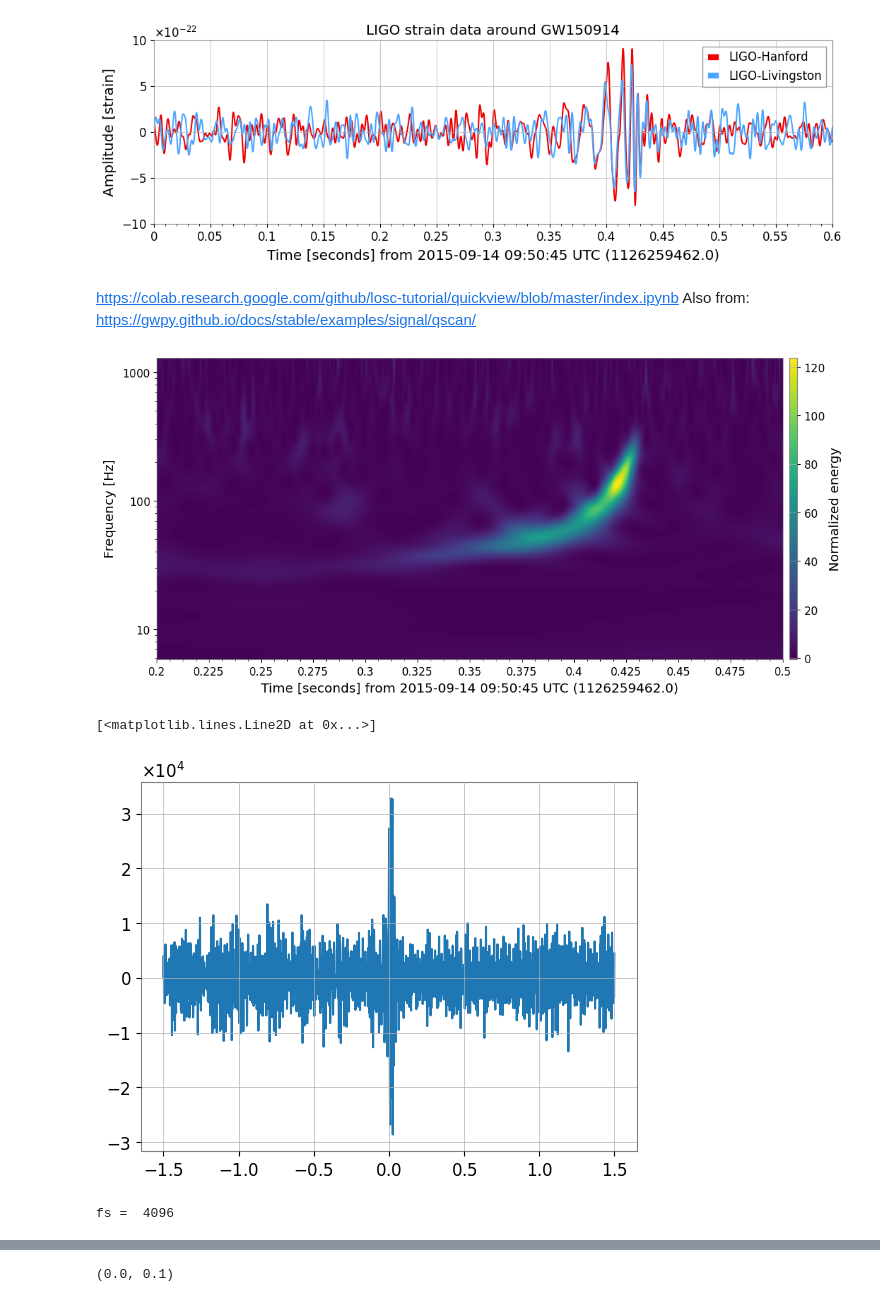
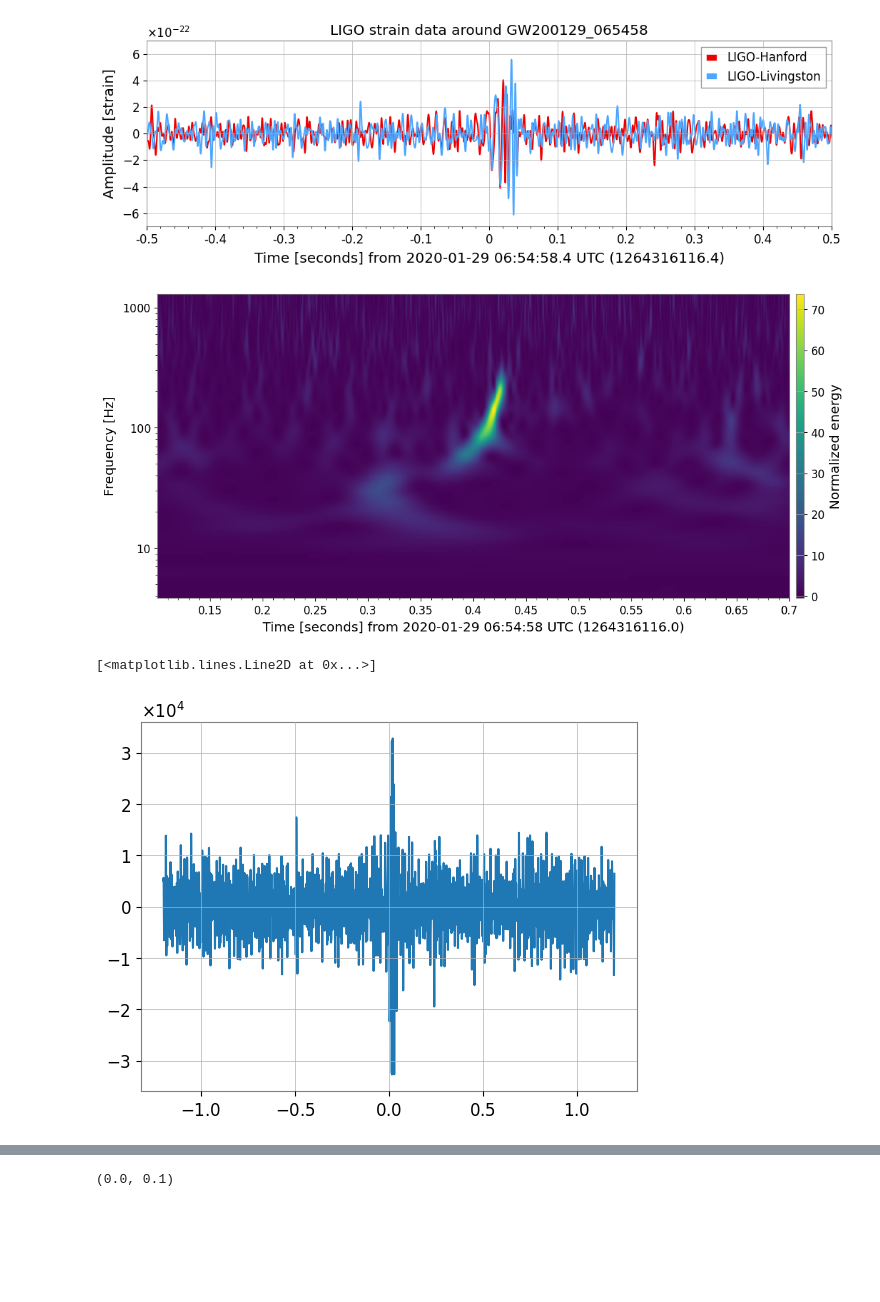
Before and after one commit to kAi3345/Astron, a Jupyter notebook: GravitationalWave.ipynb, the cells around one changed output, grey strips where cells are left out. Drawn from its saved outputs; the diff is of its cells as text; code cells hidden in the pictures; blank space fills up the shorter version.

```diff
--- a/GravitationalWave.ipynb
+++ b/GravitationalWave.ipynb
@@ -32,3 +23,7 @@ hdata = TimeSeries.fetch_open_data('H1', t0 - 32, t0 + 32)                   #cr
+# %%
+t0 = 1264316116.4             # GW200129_065458
+from gwpy.timeseries import TimeSeries
+hdata = TimeSeries.fetch_open_data('H1', t0 - 48, t0 + 48)
 # %%
 import matplotlib.pyplot as plt
 
@@ -97,50 +94,39 @@ lfilt *= -1
 # %%
-#comparison of gravitational
-plot = Plot(figsize=[12, 4])                                                    # set size of the graph
+plot = Plot(figsize=[12, 4])
 ax = plot.gca()
-ax.plot(hfilt, label='LIGO-Hanford', color='gwpy:ligo-hanford')                 # set the color of Hanford data curve and label the curve
-ax.plot(lfilt, label='LIGO-Livingston', color='gwpy:ligo-livingston')           # set the color of Livingston data curve and label the curve
-ax.set_title('LIGO strain data around GW150914')                                # set the title of the graph
-ax.set_xlim(1126259462, 1126259462.6)
-ax.set_xscale('seconds', epoch=1126259462)
-ax.set_ylabel('Amplitude [strain]')                                             # label of y axis
-ax.set_ylim(-1e-21, 1e-21)
+ax.plot(hfilt, label='LIGO-Hanford', color='gwpy:ligo-hanford')
+ax.plot(lfilt, label='LIGO-Livingston', color='gwpy:ligo-livingston')
+ax.set_title('LIGO strain data around GW200129_065458')
+ax.set_xlim(t0 - 0.5, t0 + 0.5)
+ax.set_xscale('seconds', epoch=t0)
+ax.set_ylabel('Amplitude [strain]')
+ax.set_ylim(-7e-22, 7e-22)
 ax.legend()
 plot.show()
 # %% [output]
-[figure, old version]
+[figure, new version]
-# %% [markdown]
-https://colab.research.google.com/github/losc-tutorial/quickview/blob/master/index.ipynb
-Also from: https://gwpy.github.io/docs/stable/examples/signal/qscan/
 # %%
-dt = 0.2  #-- Set width of q-transform plot, in seconds
-hq = hfilt.q_transform(outseg=(t0-dt, t0+0.1))
-fig4 = hq.plot()                               # show the chirp of the gravitational wave
+dt = 0.3
+hq = hfilt.q_transform(outseg=(t0-dt, t0+dt))
+fig4 = hq.plot()
 ax = fig4.gca()
 fig4.colorbar(label="Normalized energy")
 ax.grid(False)
 ax.set_yscale('log')
 # %% [output]
-[figure, old version]
+[figure, new version]
 # %%
 from scipy.io.wavfile import write
 import numpy as np
 # %%
-amplitude = np.iinfo(np.int16).max                                              # the amplitude of the sound
+amplitude = np.iinfo(np.int16).max
 
-ind = np.where((x_val < (t0+1.5)) & (x_val > (t0-1.5)))                         # select the value between t0 +- 1.5 secs from x-value array of Hanford data
+ind = np.where((x_val < (t0+1.2)) & (x_val > (t0-1.2)))
 y = y_val[ind]
-# y = y**3
 y = y / np.max(y)
 plt.plot(x_val[ind] - t0, (np.array(y) * amplitude).astype(np.int16))
 # %% [output]
 [<matplotlib.lines.Line2D at 0x...>]
-[figure, old version]
+[figure, new version]
-# %%
-fs = int(1 / np.median(np.diff(np.array(x_val[ind] - t0))))                     # sampling rate
-print("fs = ", fs)
-write("example.wav", fs, (np.array(y) * amplitude).astype(np.int16))            # output the example wave
-# %% [output]
-fs =  4096
 # %%
 from google.colab import files
```
Also changed, not shown: parts of 21 cells of this notebook.
